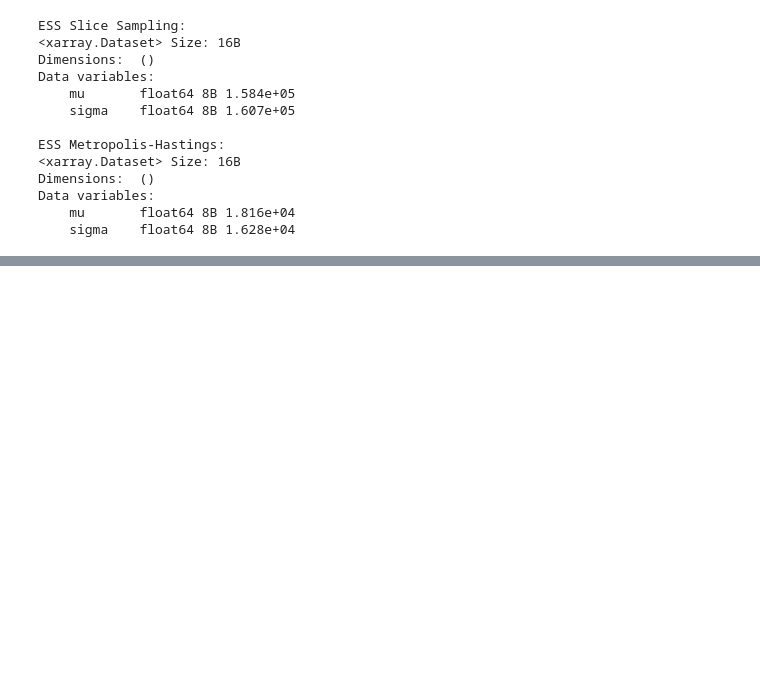
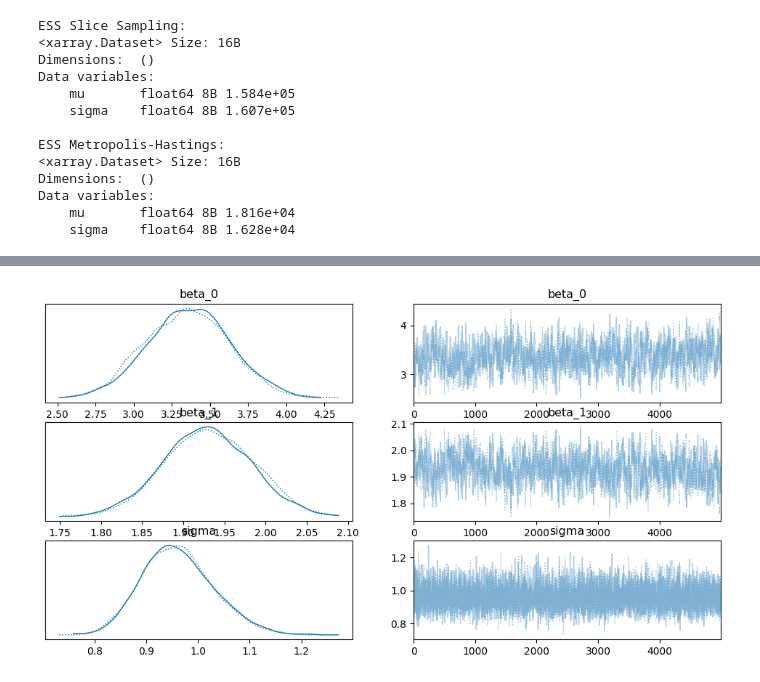
Before and after one commit to ElisaVianey13/DSC, a Jupyter notebook: TUGAS_3.ipynb, the cells around one changed output, grey strips where cells are left out. Cells and saved outputs as stored; diff of their text form; code cells hidden in the pictures; blank space fills up the shorter version.

```diff
--- a/TUGAS_3.ipynb
+++ b/TUGAS_3.ipynb
@@ -130,0 +186,22 @@ Data variables:
+# %%
+with pm.Model() as model_slice:
+    # Prior untuk beta_0 dan beta_1
+    beta_0 = pm.Normal("beta_0", mu=0, sigma=10)
+    beta_1 = pm.Normal("beta_1", mu=0, sigma=10)
+
+    # Prior untuk error sigma
+    sigma = pm.HalfNormal("sigma", sigma=10)
+
+    # Model Regresi
+    y_pred = beta_0 + beta_1 * x
+
+    # Likelihood
+    likelihood = pm.Normal("y", mu=y_pred, sigma=sigma, observed=y)
+
+    # Sampling dengan Slice Sampling
+    trace_slice = pm.sample(5000, step=pm.Slice(), return_inferencedata=True)
+
+# Plot hasil estimasi parameter
+pm.plot_trace(trace_slice)
+plt.show()
+# %% [output]
@@ -130,0 +210 @@ Data variables:
+[figure, added]
```
Also changed, not shown: parts of 7 cells of this notebook.
